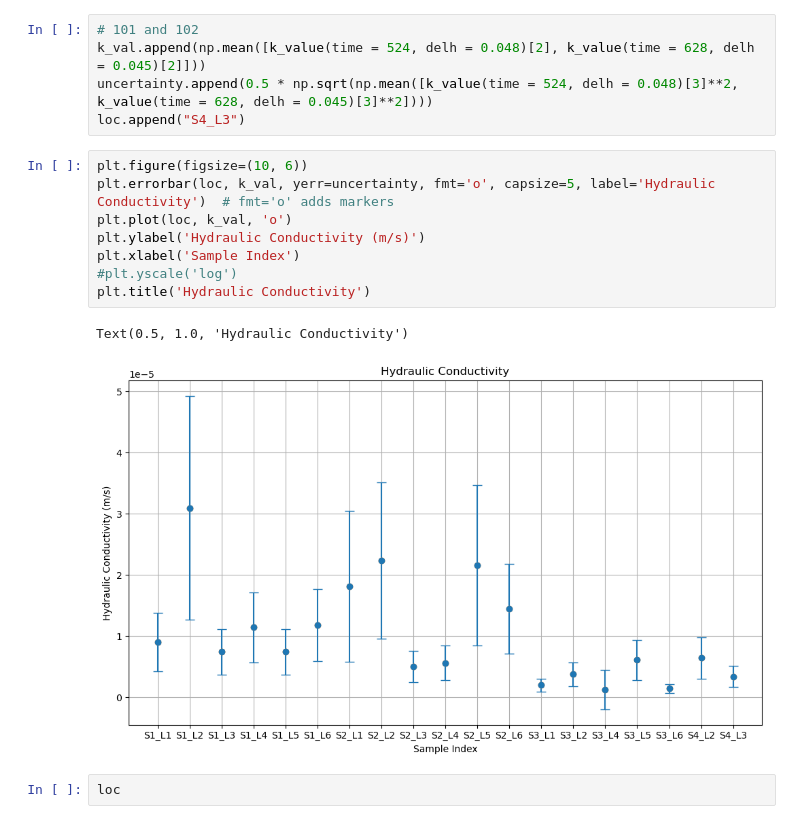
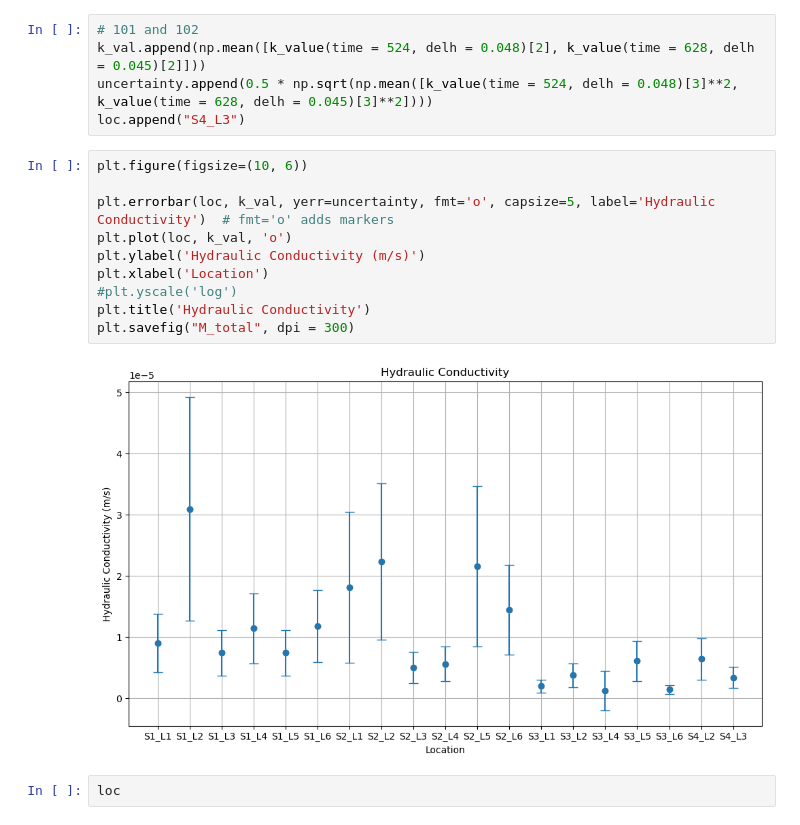
Before and after one commit to camicocozza/MDP_CODE, a Jupyter notebook: MARIOTTE.ipynb, the cells around one changed output. Cells and saved outputs as stored; diff of their text form.

```diff
--- a/MARIOTTE.ipynb
+++ b/MARIOTTE.ipynb
@@ -172,15 +172,16 @@ uncertainty.append(0.5 * np.sqrt(np.mean([k_value(time = 524, delh = 0.048)[3]**
 loc.append("S4_L3")
 # %%
 plt.figure(figsize=(10, 6))
+
 plt.errorbar(loc, k_val, yerr=uncertainty, fmt='o', capsize=5, label='Hydraulic Conductivity')  # fmt='o' adds markers
 plt.plot(loc, k_val, 'o')
 plt.ylabel('Hydraulic Conductivity (m/s)')
-plt.xlabel('Sample Index')
+plt.xlabel('Location')
 #plt.yscale('log')
 plt.title('Hydraulic Conductivity')
+plt.savefig("M_total", dpi = 300)
 # %% [output]
-Text(0.5, 1.0, 'Hydraulic Conductivity')
-[figure, old version]
+[figure, new version]
 # %%
 loc
 # %% [output]
```
Also changed, not shown: parts of 2 cells of this notebook, 27 other files.
